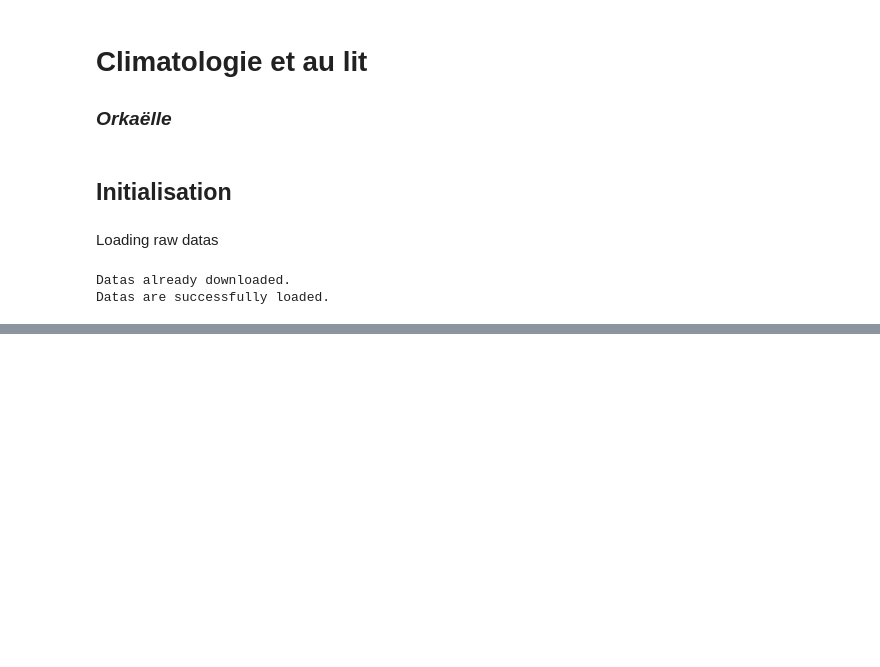
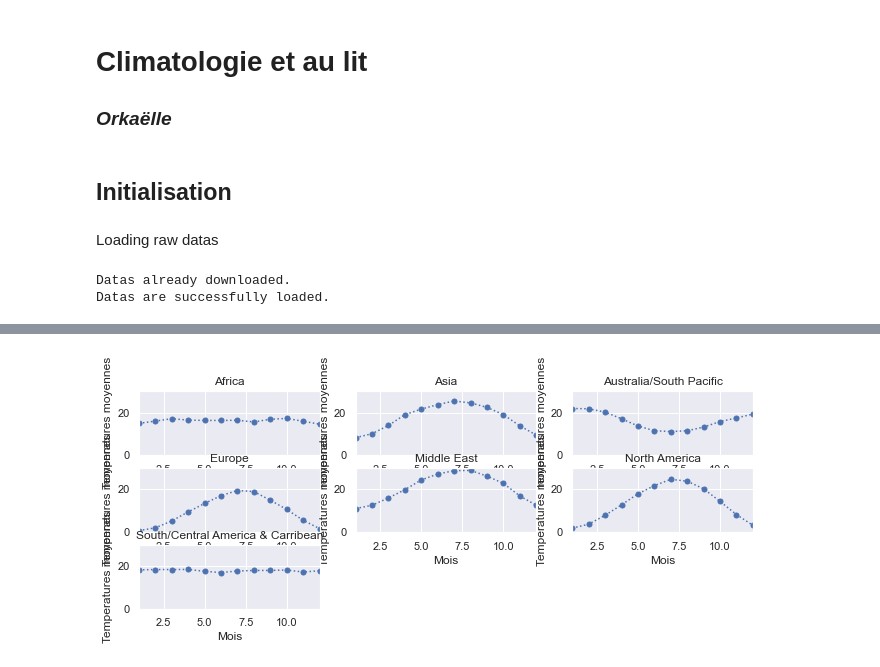
Before and after one commit to Orkaelle/climatologie, a Jupyter notebook: climatologie.ipynb, the cells around one changed output, grey strips where cells are left out. Drawn from its saved outputs; the diff is of its cells as text; code cells hidden in the pictures; blank space fills up the shorter version.

```diff
--- a/climatologie.ipynb
+++ b/climatologie.ipynb
@@ -42,0 +91,3 @@ df_final['AvgTemperature'].fillna(method='ffill', inplace=True)
+# %%
+regions = df_plot['Region'].drop_duplicates().tolist()
+regions
@@ -42,0 +102,21 @@ df_final['AvgTemperature'].fillna(method='ffill', inplace=True)
+# %%
+for r in regions :
+    df_subplot = df_plot.loc[df_plot['Region'] == r]
+    i = regions.index(r)+1
+
+    x = df_subplot['month']
+    y = df_subplot['AvgTemperature']
+
+    plt.subplot(3,3,i)
+    plt.plot(x, y, linestyle = ':', marker = 'o', markersize = 5)
+    plt.title(r)
+    plt.ylabel('Temperatures moyennes')
+    plt.xlabel('Mois')
+
+    axes = plt.gca()
+    axes.set_ylim(0, 30)
+    axes.set_xlim(1, 12)
+
+plt.show()
+# %% [output]
+[figure, added]
```
Also changed, not shown: parts of 23 cells of this notebook, 1 other file.
